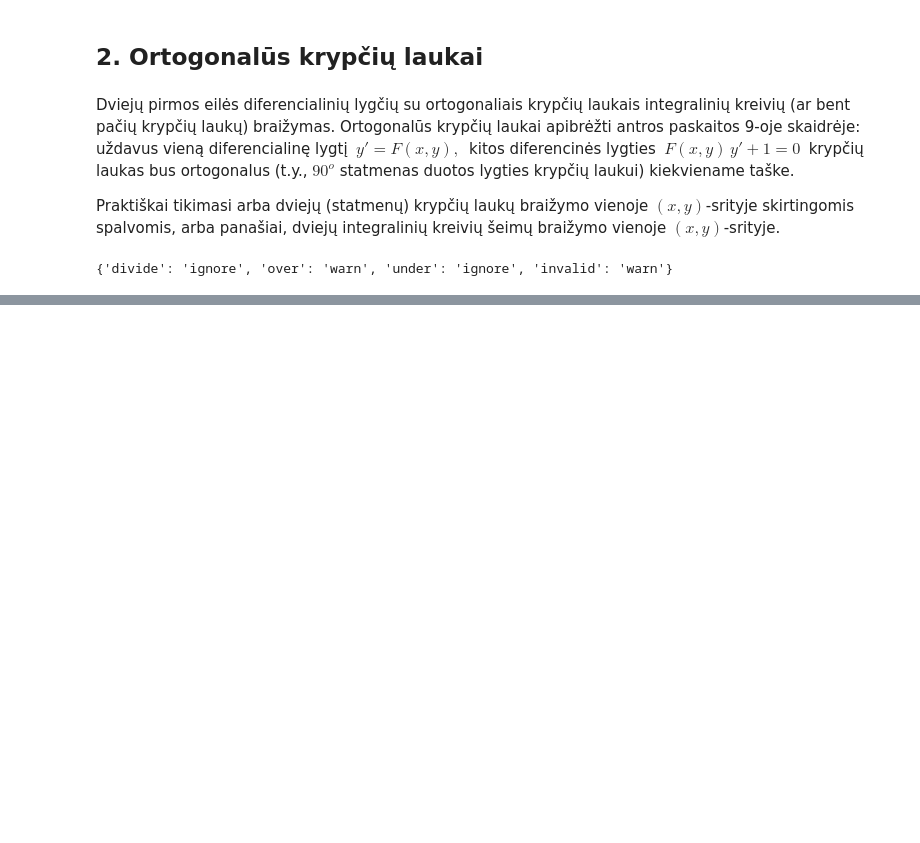
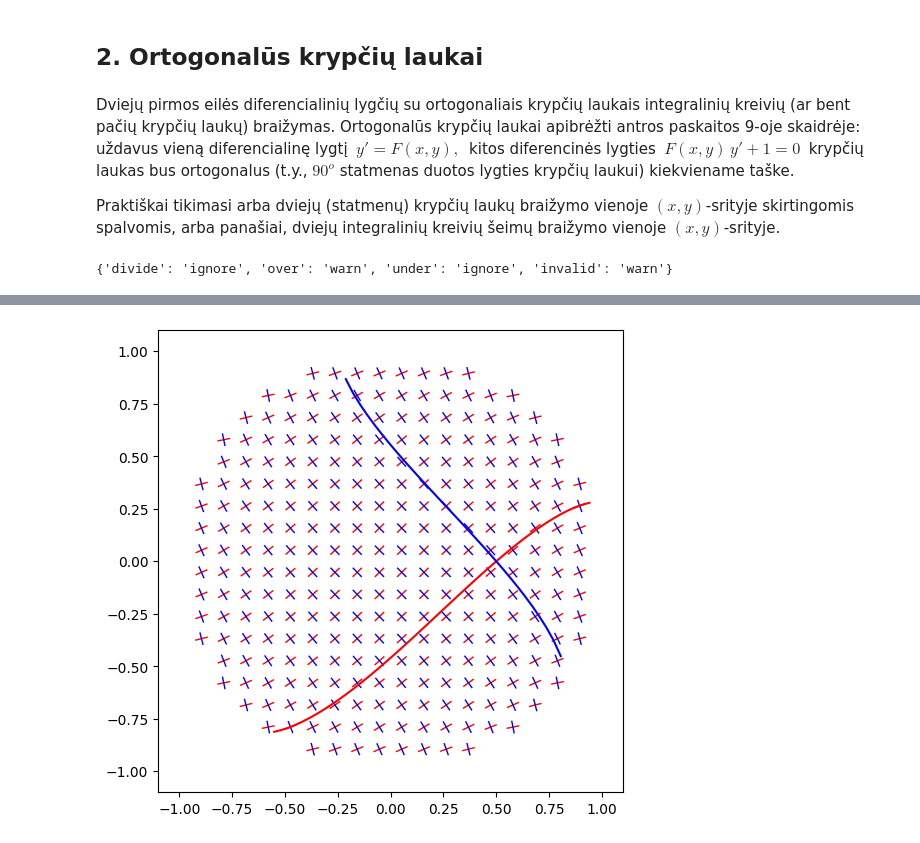
Before and after one commit to ArnasVaic/differential-equations, a Jupyter notebook: lab1/lab1.ipynb, the cells around one changed output, grey strips where cells are left out. Drawn from its saved outputs; the diff is of its cells as text; code cells hidden in the pictures; blank space fills up the shorter version.

```diff
--- a/lab1/lab1.ipynb
+++ b/lab1/lab1.ipynb
@@ -108,0 +114,7 @@ ys = (37.05430986731444, 2.0, 2.0)
+# %%
+visualize(
+    lambda x, y: np.sqrt(1 - x**2 - y**2), # F(x, y) = cos(x)
+    bounds = [(-1, 1), (-1,1)],
+    p = (1/2,0))
+# %% [output]
+[figure, added]
```
Also changed, not shown: parts of 8 cells of this notebook.
